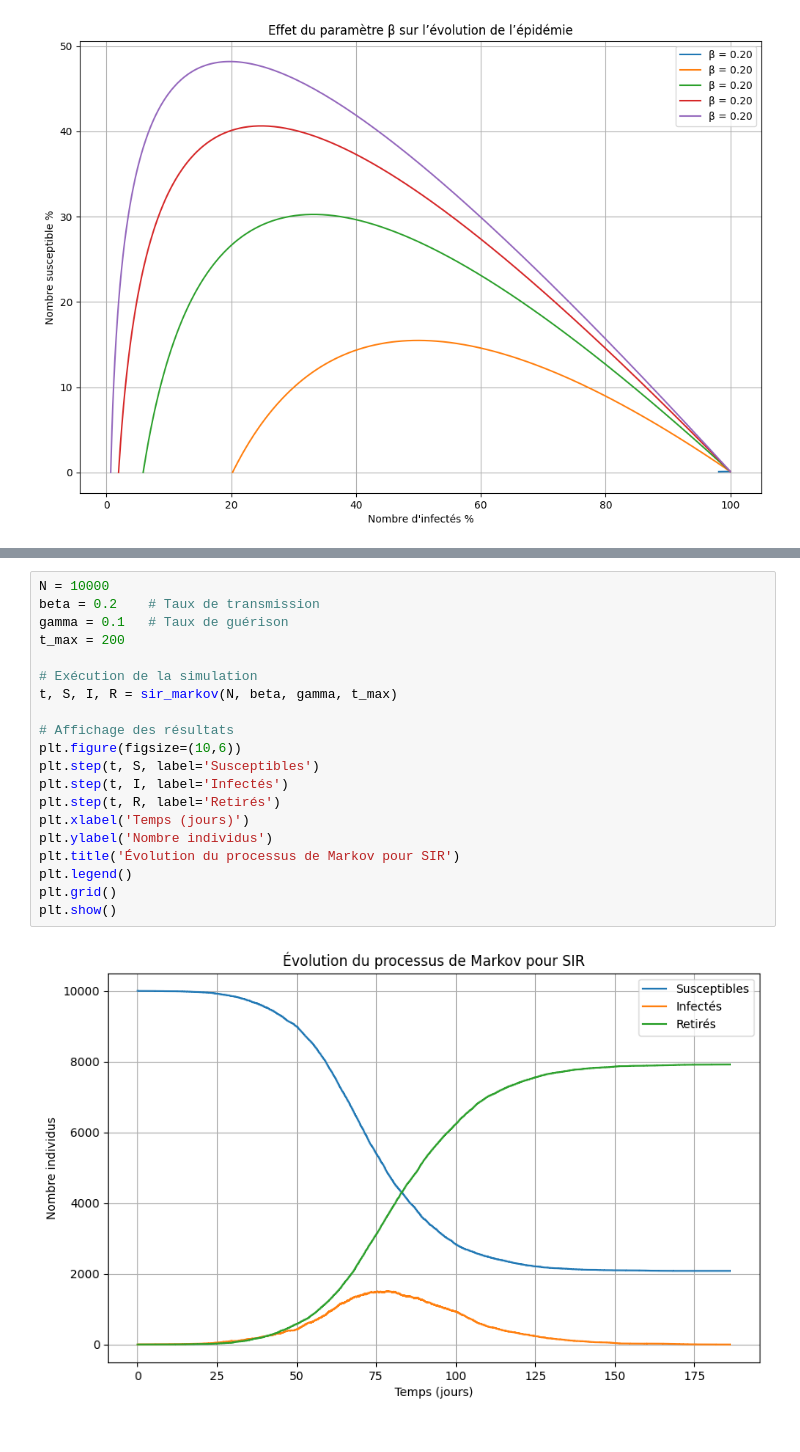
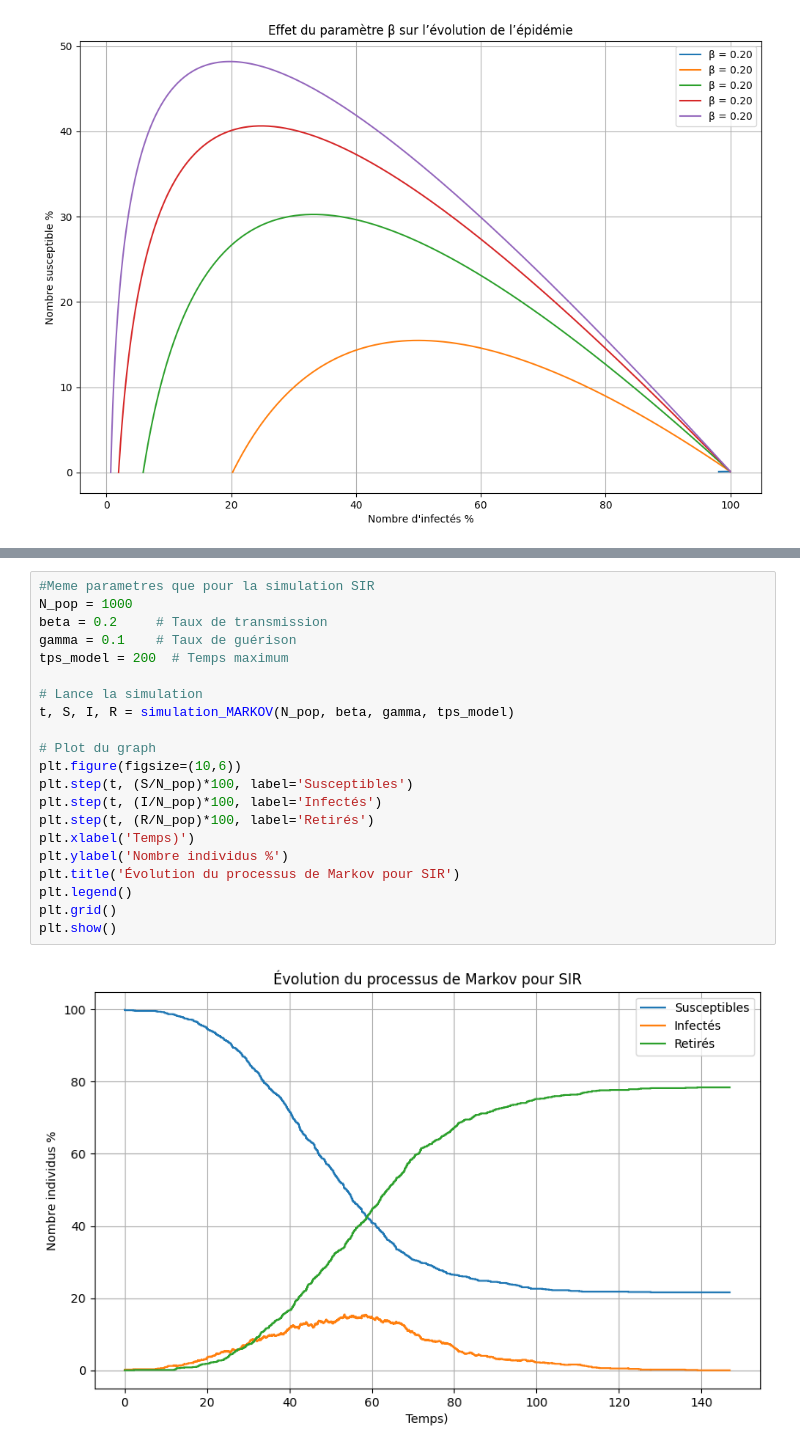
Before and after one commit to Alexisdevpro/PROJ-MDI230, a Jupyter notebook: PROJ2_EPIDEMIOLOGIE/simulation.ipynb, the cells around one changed output, grey strips where cells are left out. Saved outputs shown, nothing was run; the diff lists cells and outputs as text.

Commit message:
markov

```diff
--- a/PROJ2_EPIDEMIOLOGIE/simulation.ipynb
+++ b/PROJ2_EPIDEMIOLOGIE/simulation.ipynb
@@ -162,22 +177,23 @@ def sir_markov(N, beta, gamma, t_max):
 # %%
-N = 10000
-beta = 0.2    # Taux de transmission
-gamma = 0.1   # Taux de guérison
-t_max = 200
+#Meme parametres que pour la simulation SIR
+N_pop = 1000
+beta = 0.2     # Taux de transmission
+gamma = 0.1    # Taux de guérison
+tps_model = 200  # Temps maximum
 
-# Exécution de la simulation
-t, S, I, R = sir_markov(N, beta, gamma, t_max)
+# Lance la simulation
+t, S, I, R = simulation_MARKOV(N_pop, beta, gamma, tps_model)
 
-# Affichage des résultats
+# Plot du graph
 plt.figure(figsize=(10,6))
-plt.step(t, S, label='Susceptibles')
-plt.step(t, I, label='Infectés')
-plt.step(t, R, label='Retirés')
-plt.xlabel('Temps (jours)')
-plt.ylabel('Nombre individus')
+plt.step(t, (S/N_pop)*100, label='Susceptibles')
+plt.step(t, (I/N_pop)*100, label='Infectés')
+plt.step(t, (R/N_pop)*100, label='Retirés')
+plt.xlabel('Temps)')
+plt.ylabel('Nombre individus %')
 plt.title('Évolution du processus de Markov pour SIR')
 plt.legend()
 plt.grid()
 plt.show()
 # %% [output]
-[figure, old version]
+[figure, new version]
```
Also changed, not shown: parts of 7 cells of this notebook.
